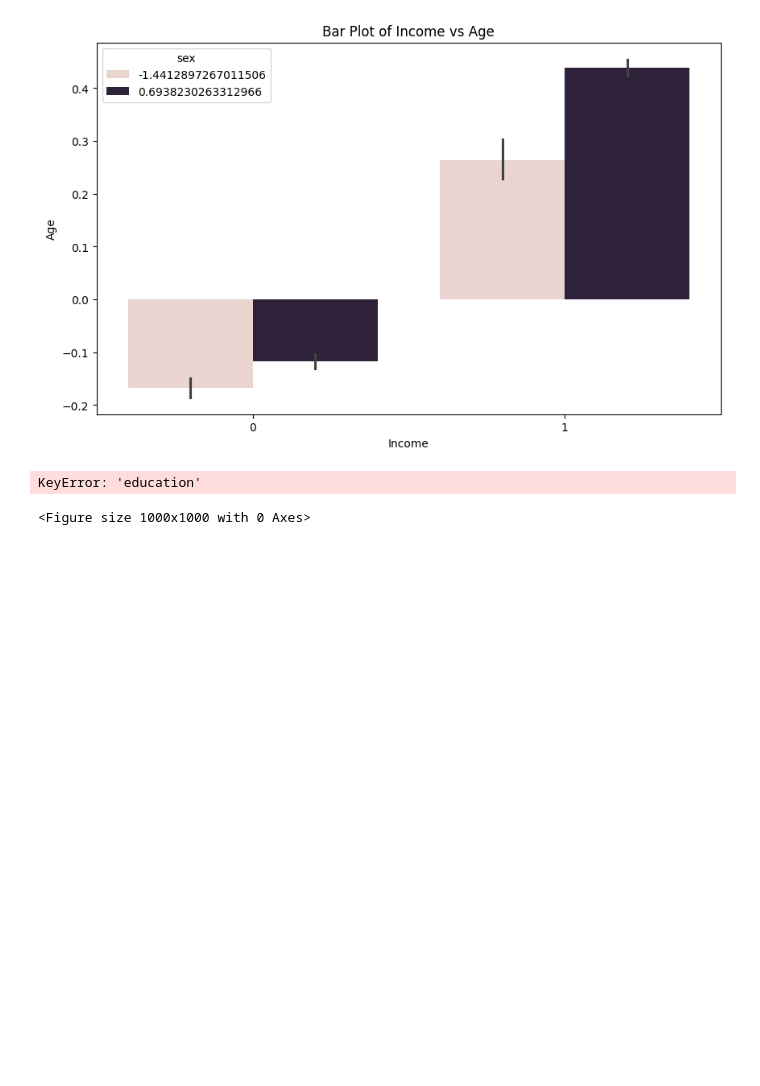
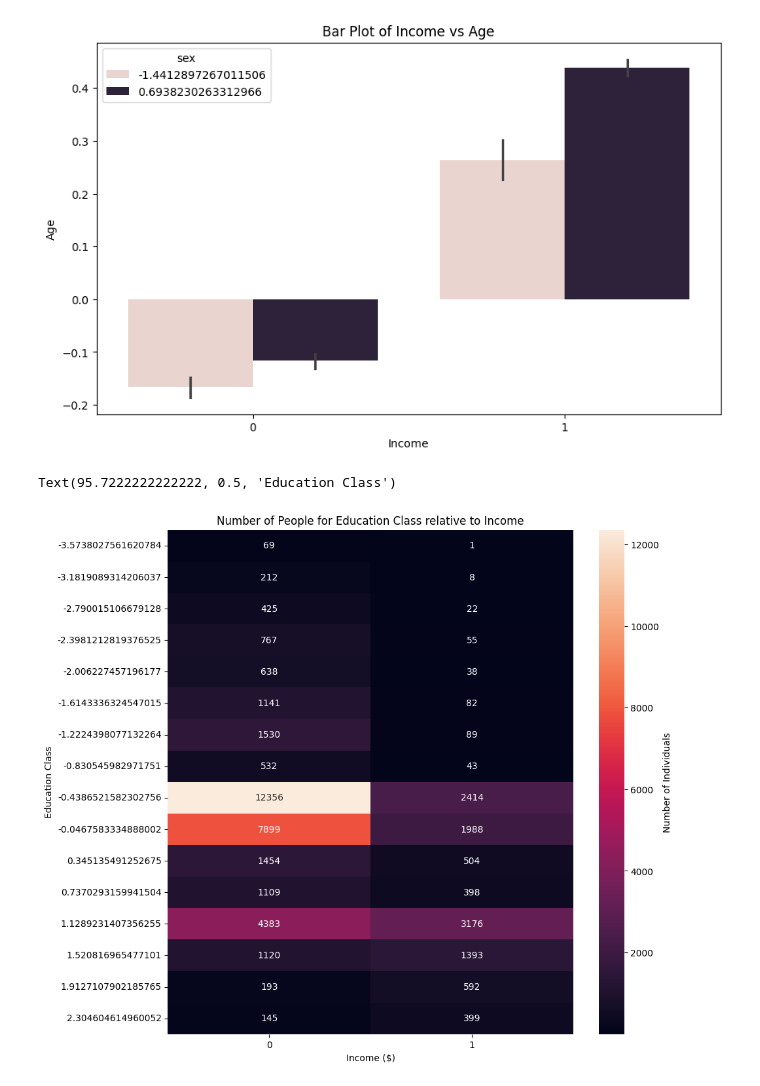
Before and after one commit to sandun94x/census-income-prediction, a Jupyter notebook: pre_processing.ipynb, the cells around one changed output. Drawn from its saved outputs; the diff is of its cells as text; code cells hidden in the pictures; blank space fills up the shorter version.

```diff
--- a/pre_processing.ipynb
+++ b/pre_processing.ipynb
@@ -578,18 +578,18 @@ plt.show()  # Display the bar plot
 # %%
 # Heat map
 plt.figure(figsize=[10,10])
 
-ct_counts = c_data.groupby(['education', 'income']).size()
+ct_counts = c_data.groupby(['education-num', 'income']).size()
 ct_counts = ct_counts.reset_index(name = 'count')
-ct_counts = ct_counts.pivot(index = 'education', columns = 'income', values = 'count').fillna(0)
+ct_counts = ct_counts.pivot(index = 'education-num', columns = 'income', values = 'count').fillna(0)
 
 sns.heatmap(ct_counts, annot = True, fmt = '.0f', cbar_kws = {'label' : 'Number of Individuals'})
 plt.title('Number of People for Education Class relative to Income')
 plt.xlabel('Income ($)')
 plt.ylabel('Education Class')
 # %% [output]
-KeyError: 'education'
+Text(95.7222222222222, 0.5, 'Education Class')
-<Figure size 1000x1000 with 0 Axes>
+[figure, added]
 # %%
 numeric_cols = c_data.select_dtypes(include=['number']).columns
 numeric_data = c_data[numeric_cols]
```
Also changed, not shown: parts of 1 cell of this notebook, 1 other file.
